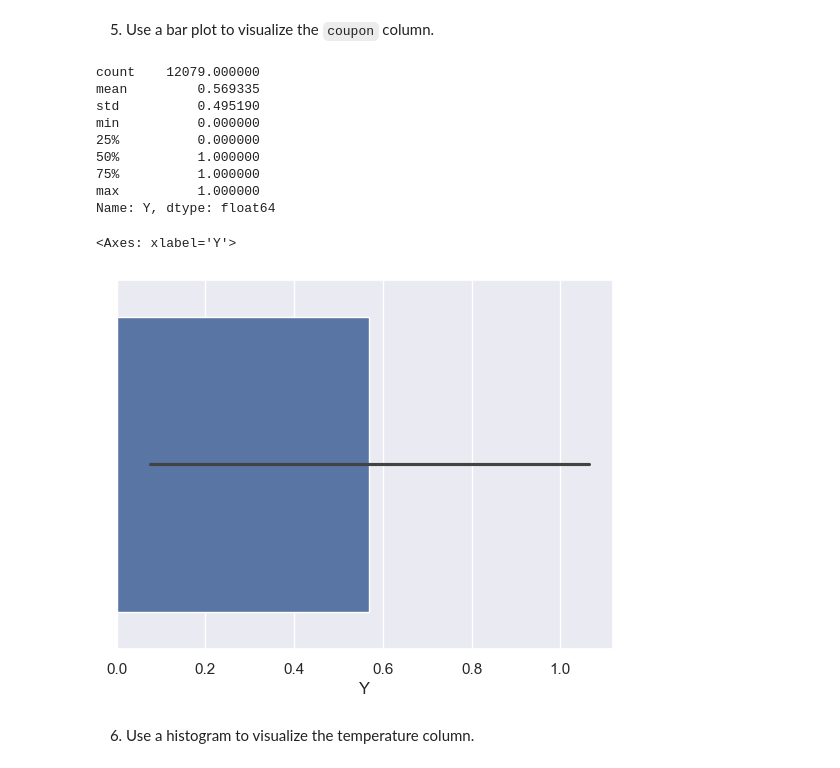
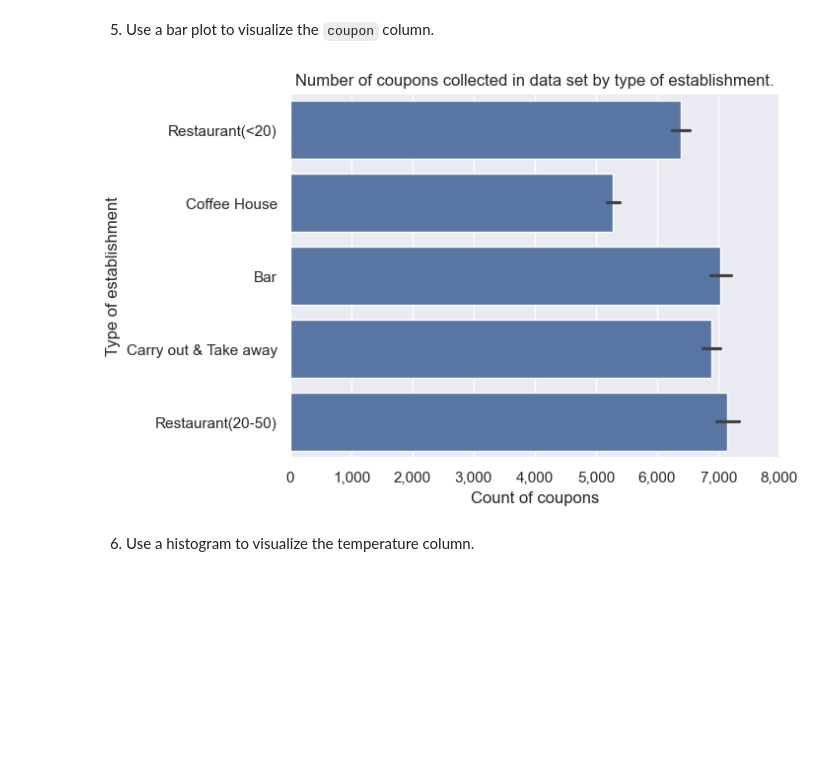
Before and after one commit to pasmith/ucb-mlai-mod-5, a Jupyter notebook: prompt.ipynb, the cells around one changed output. Drawn from its saved outputs; the diff is of its cells as text; code cells hidden in the pictures; blank space fills up the shorter version.

```diff
--- a/prompt.ipynb
+++ b/prompt.ipynb
@@ -153,27 +153,20 @@ Markdown(f'Proportion that chose to accept the coupon: {data['Y'].mean():.01%}')
 Proportion that chose to accept the coupon: 56.9%
 # %% [markdown]
 5. Use a bar plot to visualize the `coupon` column.
-# %%
-y_stats = data['Y'].describe()
-print(y_stats)
-
-sns.barplot(data, x='Y', errorbar='sd')
-
-# TODO style the x axis
-# TODO add axis labels
-# TODO add title
-# %% [output]
-count    12079.000000
-mean         0.569335
-std          0.495190
-min          0.000000
-25%          0.000000
-50%          1.000000
-75%          1.000000
-max          1.000000
-Name: Y, dtype: float64
-<Axes: xlabel='Y'>
-[figure, removed]
+# %%
+# plot the coupon data
+sns.barplot(data['coupon'])
+
+plt.title("Number of coupons collected in data set by type of establishment.")
+plt.xlabel('Count of coupons')
+plt.ylabel('Type of establishment')
+# format the x labels
+current_values = plt.gca().get_xticks()
+plt.gca().set_xticks(current_values)
+plt.gca().set_xticklabels(['{:,.0f}'.format(x) for x in current_values])
+plt.show()
+# %% [output]
+[figure, added]
 # %% [markdown]
 6. Use a histogram to visualize the temperature column.
 # %%
```
Also changed, not shown: parts of 24 cells of this notebook, 1 other file.
